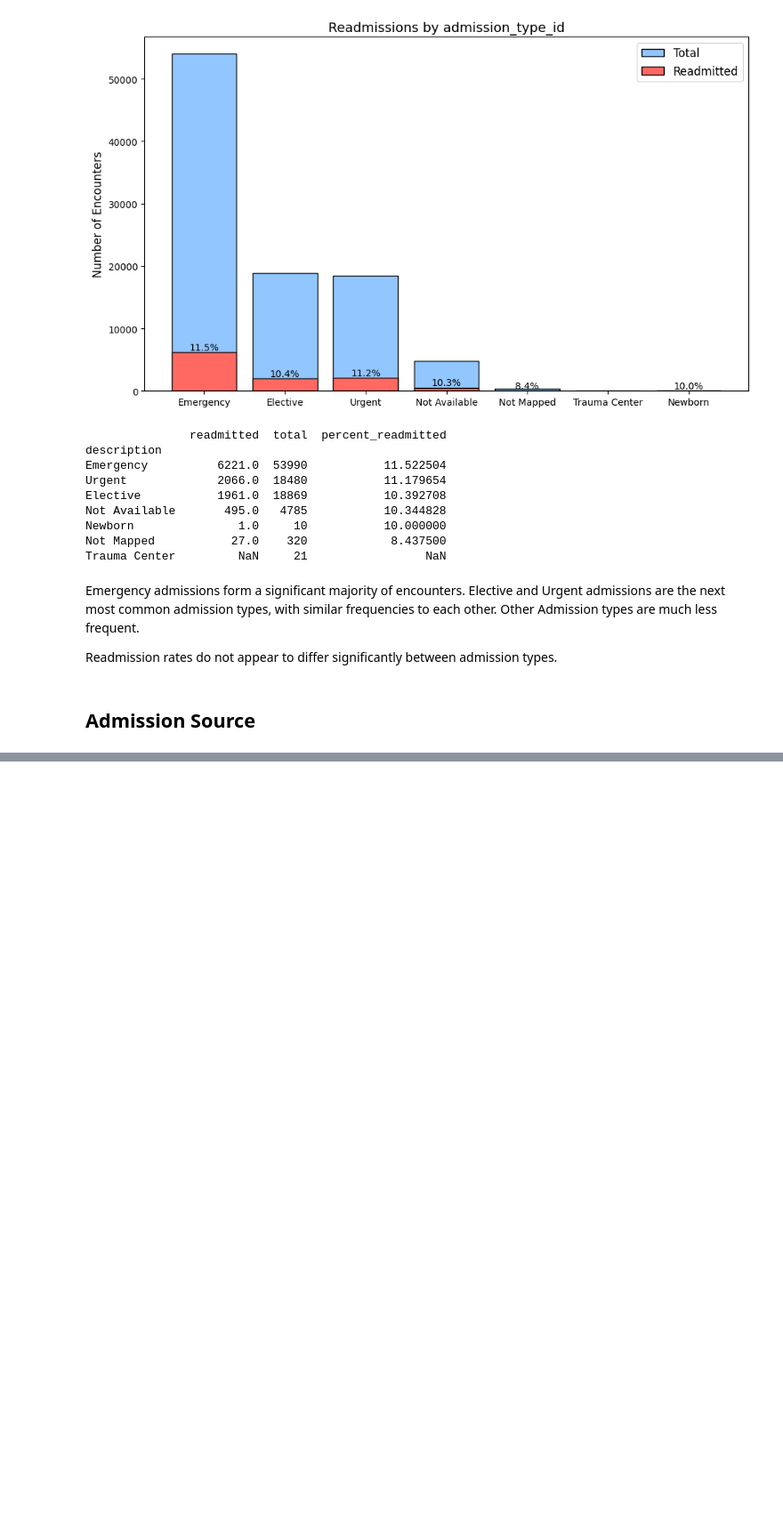
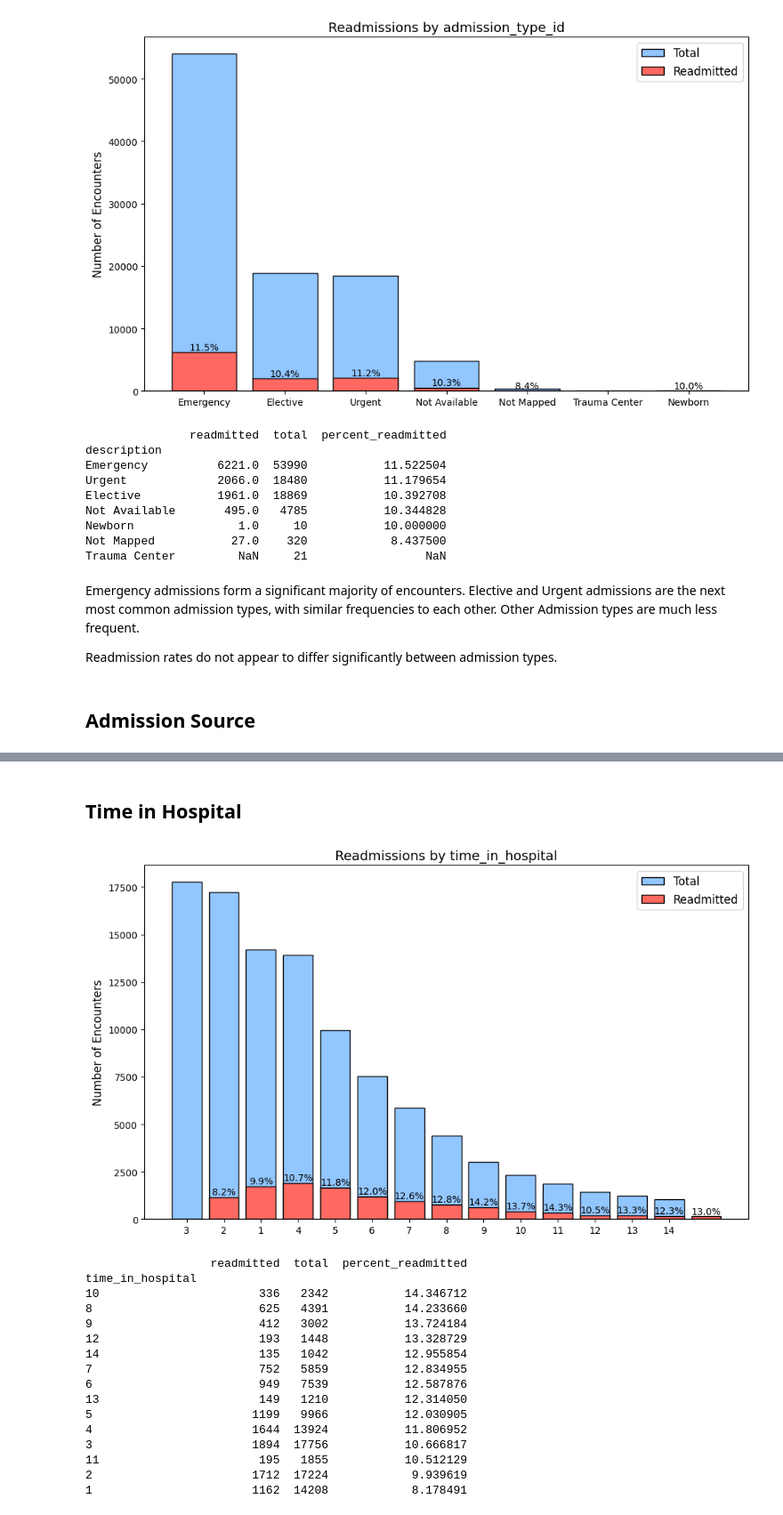
Before and after one commit to JamesSchonknecht/diabetes_project, a Jupyter notebook: scripts/2_Readmission_Analysis.ipynb, the cells around one changed output, grey strips where cells are left out. Shown at 89% size. Drawn from its saved outputs; the diff is of its cells as text; code cells hidden in the pictures; blank space fills up the shorter version.

```diff
--- a/scripts/2_Readmission_Analysis.ipynb
+++ b/scripts/2_Readmission_Analysis.ipynb
@@ -573,0 +635,23 @@ Normal Delivery                                                    NaN
+# %% [markdown]
+## Time in Hospital
+# %%
+# Using custom plotting function to create `Time in Hospital` readmitted vs total bar plot and table
+plot_col('time_in_hospital')
+# %% [output]
+[figure, added]
+                  readmitted  total  percent_readmitted
+time_in_hospital
+10                       336   2342           14.346712
+8                        625   4391           14.233660
+9                        412   3002           13.724184
+12                       193   1448           13.328729
+14                       135   1042           12.955854
+7                        752   5859           12.834955
+6                        949   7539           12.587876
+13                       149   1210           12.314050
+5                       1199   9966           12.030905
+4                       1644  13924           11.806952
+3                       1894  17756           10.666817
+11                       195   1855           10.512129
+2                       1712  17224            9.939619
+1                       1162  14208            8.178491
```
Also changed, not shown: parts of 17 cells of this notebook.
